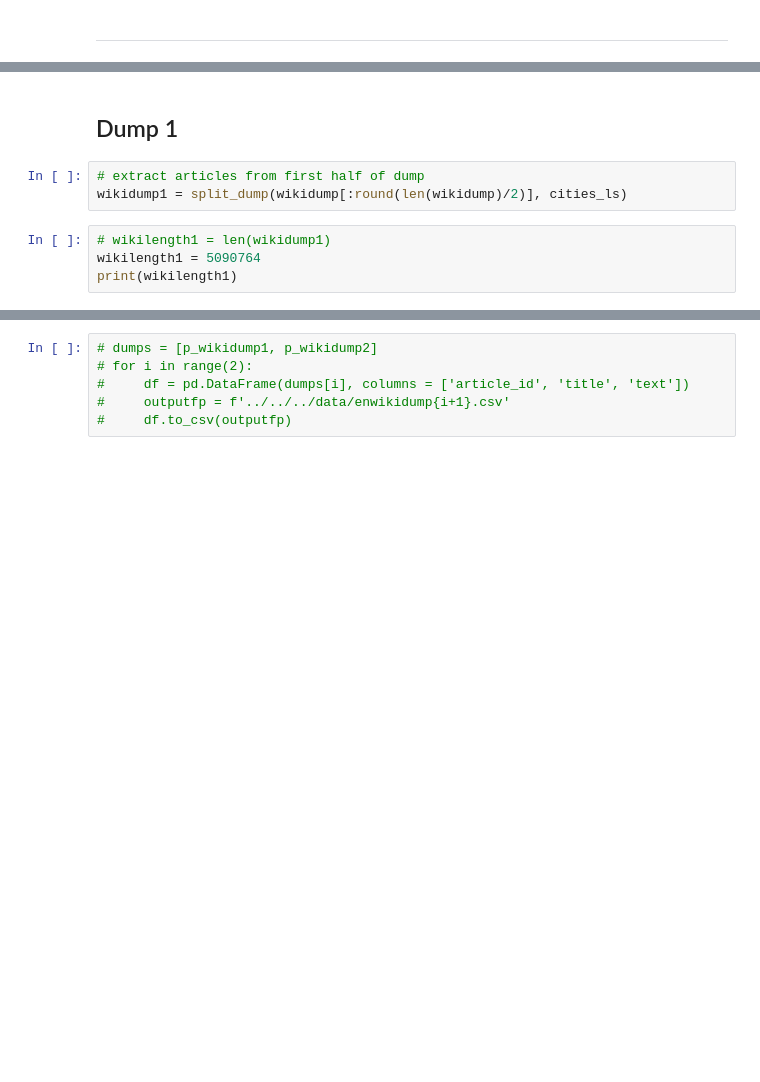
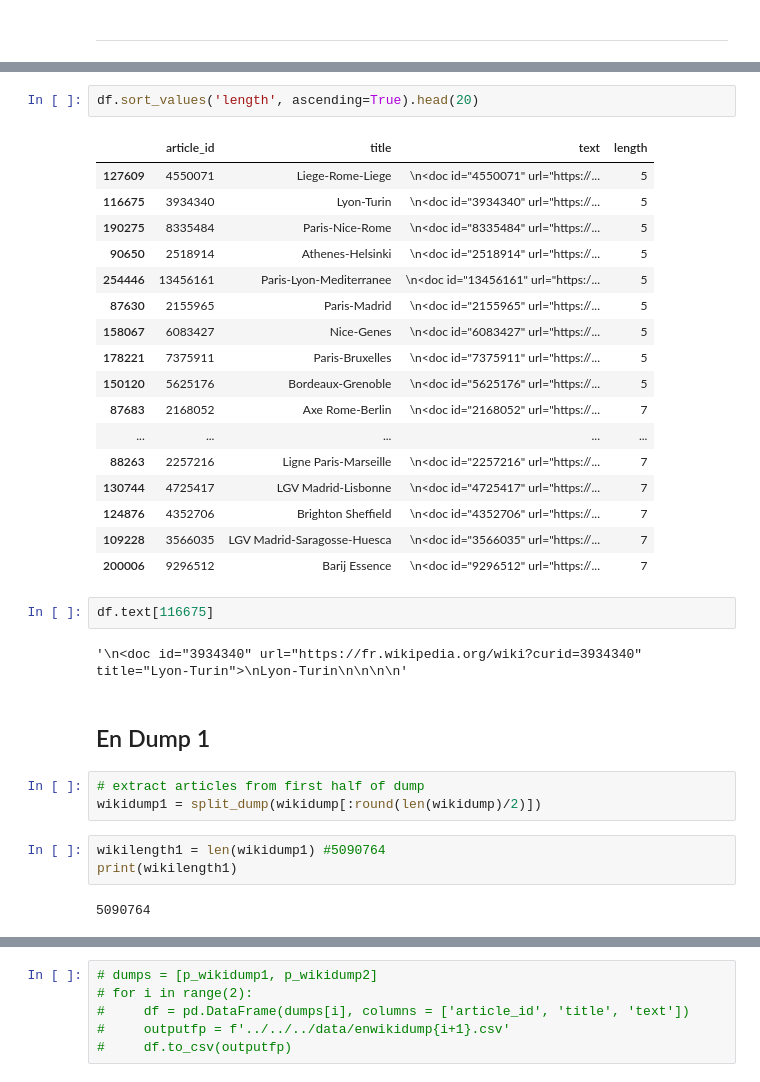
Before and after one commit to seriousdeejay/citynet, a Jupyter notebook: src/analyses/selecting_relevant_articles.ipynb, the cells around one changed output, grey strips where cells are left out. Saved outputs shown, nothing was run; the diff lists cells and outputs as text; blank space fills up the shorter version.

```diff
--- a/src/analyses/selecting_relevant_articles.ipynb
+++ b/src/analyses/selecting_relevant_articles.ipynb
@@ -204,11 +226,36 @@ cities_ls
+# %%
+df.sort_values('length', ascending=True).head(20)
+# %% [output]
+|  | article_id | title | text | length |
+| 127609 | 4550071 | Liege-Rome-Liege | \n<doc id="4550071" url="https://... | 5 |
+| 116675 | 3934340 | Lyon-Turin | \n<doc id="3934340" url="https://... | 5 |
+| 190275 | 8335484 | Paris-Nice-Rome | \n<doc id="8335484" url="https://... | 5 |
+| 90650 | 2518914 | Athenes-Helsinki | \n<doc id="2518914" url="https://... | 5 |
+| 254446 | 13456161 | Paris-Lyon-Mediterranee | \n<doc id="13456161" url="https:/... | 5 |
+| 87630 | 2155965 | Paris-Madrid | \n<doc id="2155965" url="https://... | 5 |
+| 158067 | 6083427 | Nice-Genes | \n<doc id="6083427" url="https://... | 5 |
+| 178221 | 7375911 | Paris-Bruxelles | \n<doc id="7375911" url="https://... | 5 |
+| 150120 | 5625176 | Bordeaux-Grenoble | \n<doc id="5625176" url="https://... | 5 |
+| 87683 | 2168052 | Axe Rome-Berlin | \n<doc id="2168052" url="https://... | 7 |
+| ... | ... | ... | ... | ... |
+| 88263 | 2257216 | Ligne Paris-Marseille | \n<doc id="2257216" url="https://... | 7 |
+| 130744 | 4725417 | LGV Madrid-Lisbonne | \n<doc id="4725417" url="https://... | 7 |
+| 124876 | 4352706 | Brighton Sheffield | \n<doc id="4352706" url="https://... | 7 |
+| 109228 | 3566035 | LGV Madrid-Saragosse-Huesca | \n<doc id="3566035" url="https://... | 7 |
+| 200006 | 9296512 | Barij Essence | \n<doc id="9296512" url="https://... | 7 |
+# %%
+df.text[116675]
+# %% [output]
+'\n<doc id="3934340" url="https://fr.wikipedia.org/wiki?curid=3934340" title="Lyon-Turin">\nLyon-Turin\n\n\n\n'
 # %% [markdown]
-## Dump 1
+## En Dump 1
 # %%
 # extract articles from first half of dump
-wikidump1 = split_dump(wikidump[:round(len(wikidump)/2)], cities_ls)
+wikidump1 = split_dump(wikidump[:round(len(wikidump)/2)])
 # %%
-# wikilength1 = len(wikidump1)
-wikilength1 = 5090764
+wikilength1 = len(wikidump1) #5090764
 print(wikilength1)
+# %% [output]
+5090764
 # %%
 p_wikidump1 = process_dump(wikidump1, cities_ls)
```
Also changed, not shown: parts of 26 cells of this notebook, 1 other file.
